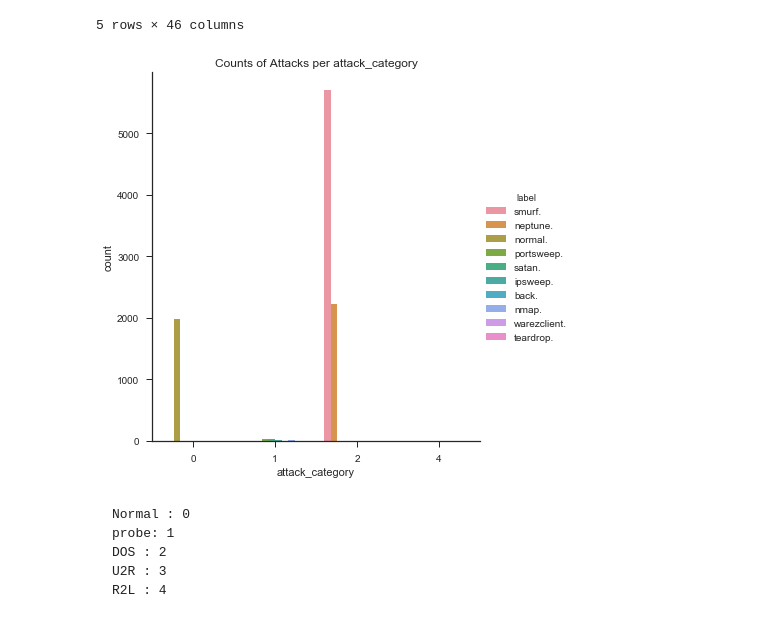
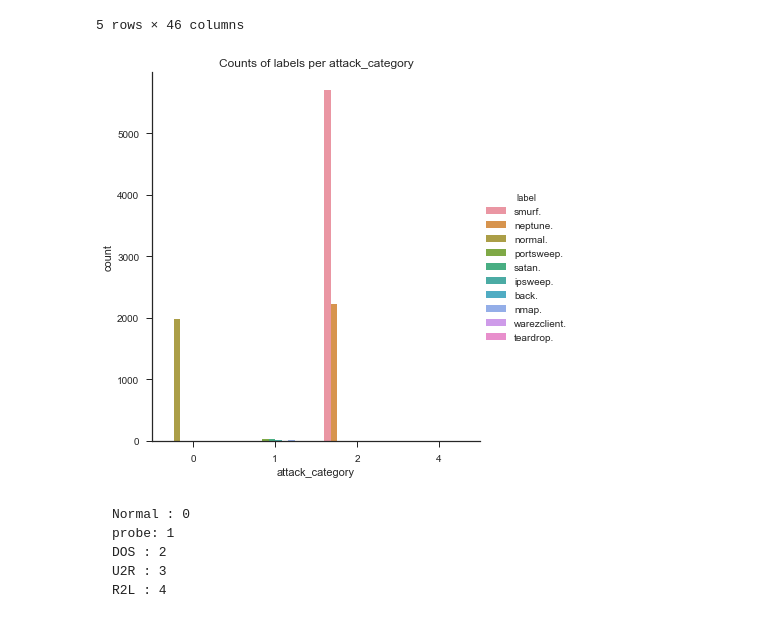
Before and after one commit to MnemoSemiotic/Analyzing-Network-Traffic_kdd99, a Jupyter notebook: 1_Dataset_Exploration_and_EDA.ipynb, the cells around one changed output. Drawn from its saved outputs; the diff is of its cells as text; code cells hidden in the pictures.

````diff
--- a/1_Dataset_Exploration_and_EDA.ipynb
+++ b/1_Dataset_Exploration_and_EDA.ipynb
@@ -476,18 +476,18 @@ df3.head()
 # %%
 
 g = sns.factorplot(x='attack_category',
                          hue='label',
                          data=df3,
                          kind='count',
                          size=6,
 
                          aspect=.9
                         )
-title = ['Counts of Attacks per attack_category']
+title = ['Counts of labels per attack_category']
 for ax, title in zip(g.axes.flat, title):
     ax.set_title(title)
 # %% [output]
-[figure, old version]
+[figure, new version]
 # %% [markdown]
 ```
 Normal : 0
````
